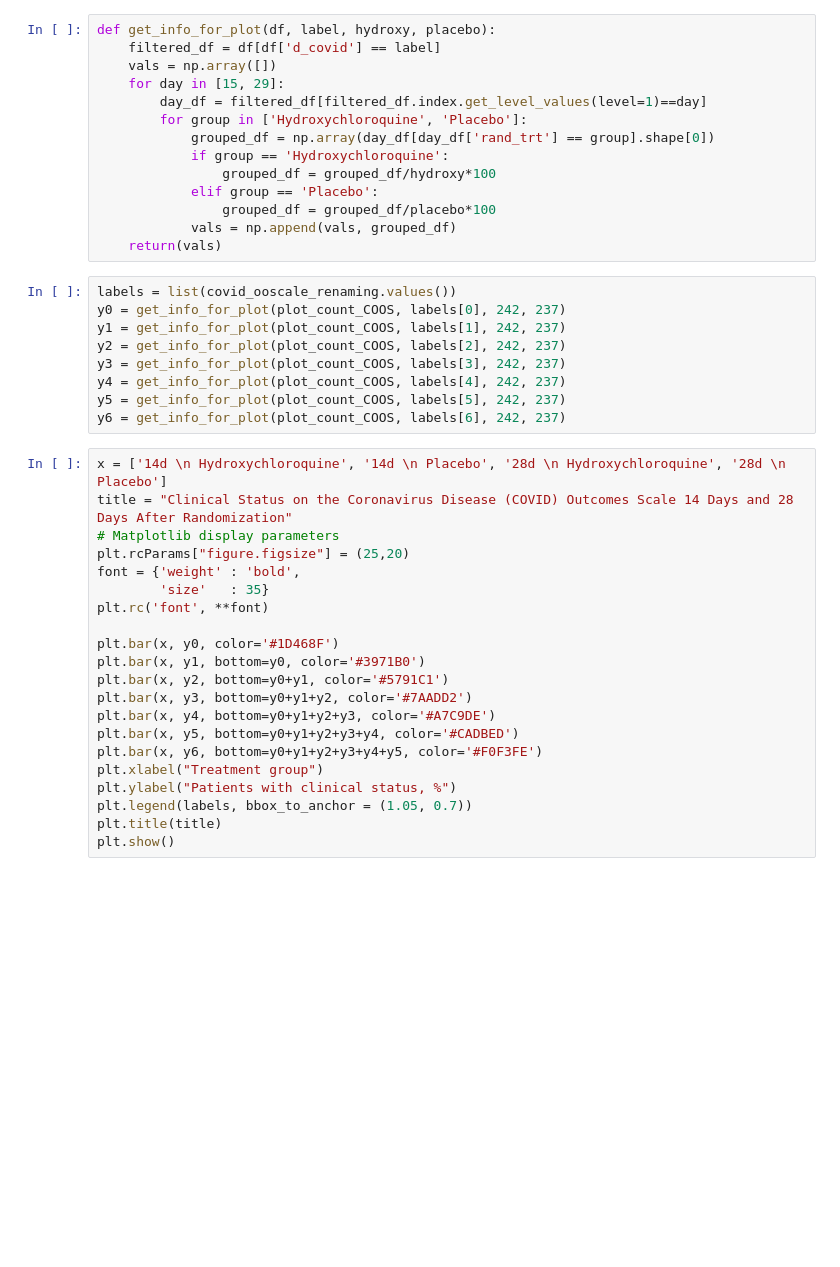
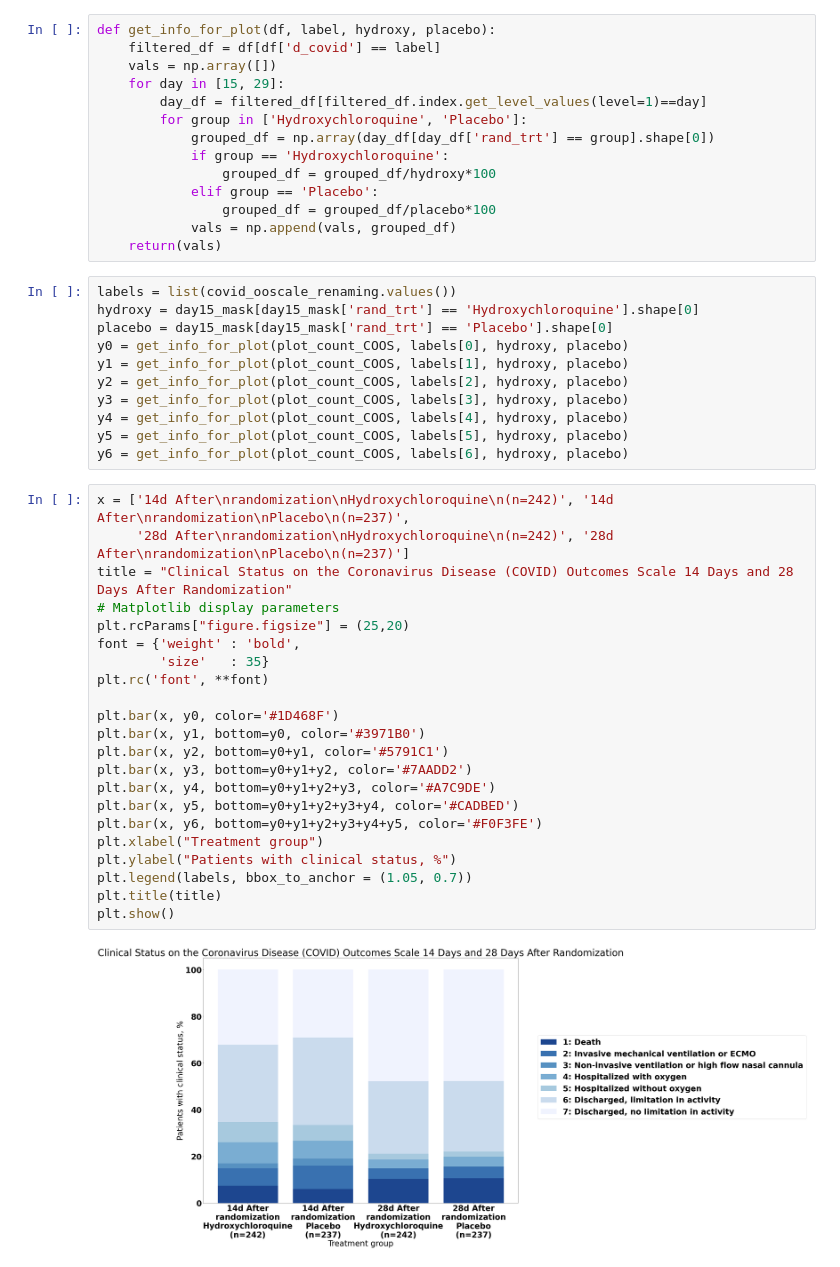
Before and after one commit to hms-dbmi/Access-to-Data-using-PIC-SURE-API, a Jupyter notebook: NHLBI_BioData_Catalyst/python/ORCHID_COVID19_python.ipynb, the cells around one changed output. Saved outputs shown, nothing was run; the diff lists cells and outputs as text; blank space fills up the shorter version.

```diff
--- a/NHLBI_BioData_Catalyst/python/ORCHID_COVID19_python.ipynb
+++ b/NHLBI_BioData_Catalyst/python/ORCHID_COVID19_python.ipynb
@@ -417,31 +511,36 @@ def get_info_for_plot(df, label, hydroxy, placebo):
     return(vals)
 # %%
 labels = list(covid_ooscale_renaming.values())
-y0 = get_info_for_plot(plot_count_COOS, labels[0], 242, 237)
-y1 = get_info_for_plot(plot_count_COOS, labels[1], 242, 237)
-y2 = get_info_for_plot(plot_count_COOS, labels[2], 242, 237)
-y3 = get_info_for_plot(plot_count_COOS, labels[3], 242, 237)
-y4 = get_info_for_plot(plot_count_COOS, labels[4], 242, 237)
-y5 = get_info_for_plot(plot_count_COOS, labels[5], 242, 237)
-y6 = get_info_for_plot(plot_count_COOS, labels[6], 242, 237)
+hydroxy = day15_mask[day15_mask['rand_trt'] == 'Hydroxychloroquine'].shape[0]
+placebo = day15_mask[day15_mask['rand_trt'] == 'Placebo'].shape[0]
+y0 = get_info_for_plot(plot_count_COOS, labels[0], hydroxy, placebo)
+y1 = get_info_for_plot(plot_count_COOS, labels[1], hydroxy, placebo)
+y2 = get_info_for_plot(plot_count_COOS, labels[2], hydroxy, placebo)
+y3 = get_info_for_plot(plot_count_COOS, labels[3], hydroxy, placebo)
+y4 = get_info_for_plot(plot_count_COOS, labels[4], hydroxy, placebo)
+y5 = get_info_for_plot(plot_count_COOS, labels[5], hydroxy, placebo)
+y6 = get_info_for_plot(plot_count_COOS, labels[6], hydroxy, placebo)
 # %%
-x = ['14d \n Hydroxychloroquine', '14d \n Placebo', '28d \n Hydroxychloroquine', '28d \n Placebo']
+x = ['14d After\nrandomization\nHydroxychloroquine\n(n=242)', '14d After\nrandomization\nPlacebo\n(n=237)',
+     '28d After\nrandomization\nHydroxychloroquine\n(n=242)', '28d After\nrandomization\nPlacebo\n(n=237)']
 title = "Clinical Status on the Coronavirus Disease (COVID) Outcomes Scale 14 Days and 28 Days After Randomization"
 # Matplotlib display parameters
 plt.rcParams["figure.figsize"] = (25,20)
 font = {'weight' : 'bold',
         'size'   : 35}
 plt.rc('font', **font)
 
 plt.bar(x, y0, color='#1D468F')
 plt.bar(x, y1, bottom=y0, color='#3971B0')
 plt.bar(x, y2, bottom=y0+y1, color='#5791C1')
 plt.bar(x, y3, bottom=y0+y1+y2, color='#7AADD2')
 plt.bar(x, y4, bottom=y0+y1+y2+y3, color='#A7C9DE')
 plt.bar(x, y5, bottom=y0+y1+y2+y3+y4, color='#CADBED')
 plt.bar(x, y6, bottom=y0+y1+y2+y3+y4+y5, color='#F0F3FE')
 plt.xlabel("Treatment group")
 plt.ylabel("Patients with clinical status, %")
 plt.legend(labels, bbox_to_anchor = (1.05, 0.7))
 plt.title(title)
 plt.show()
+# %% [output]
+[figure, added]
```
Also changed, not shown: parts of 6 cells of this notebook.
